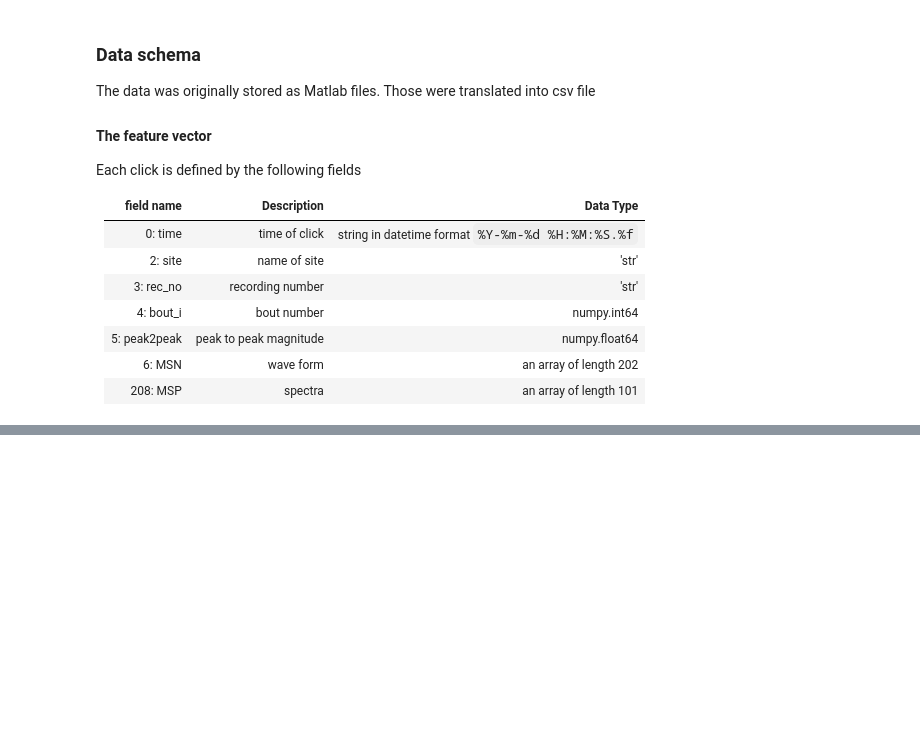
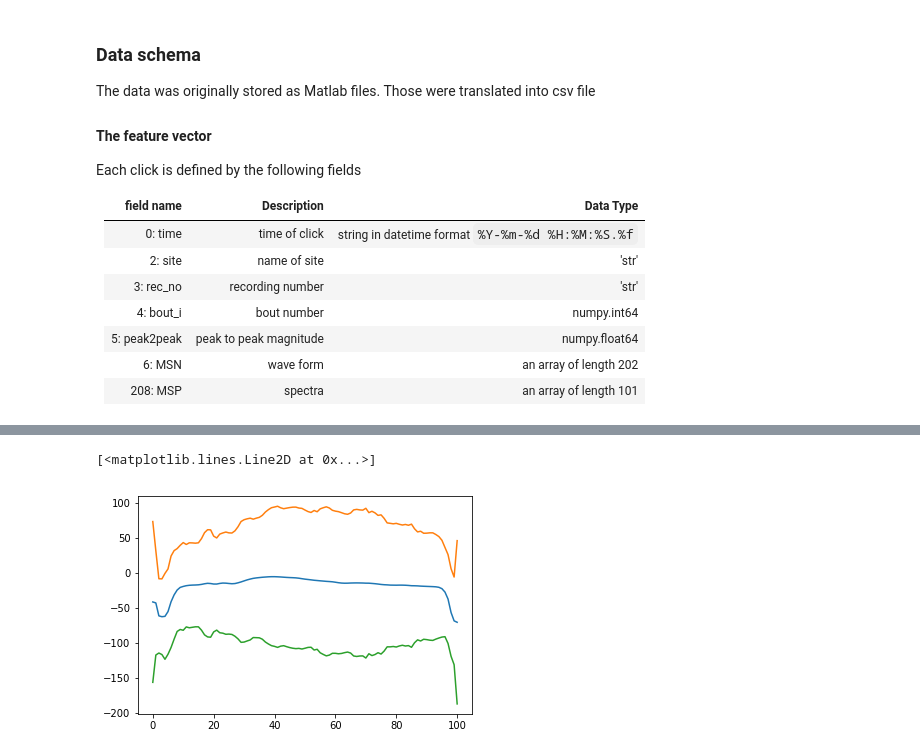
Before and after one commit to yoavfreund/BeakedWhaleClassification, a Jupyter notebook: Jingwu/ToyTest.ipynb, the cells around one changed output, grey strips where cells are left out. Cells and saved outputs as stored; diff of their text form; code cells hidden in the pictures; blank space fills up the shorter version.

```diff
--- a/Jingwu/ToyTest.ipynb
+++ b/Jingwu/ToyTest.ipynb
@@ -136,0 +188,2 @@ df[102:104]
+# %%
+df_MSP = pd.DataFrame(df.MSP.apply(lambda x: np.frombuffer(x)).values.tolist())
@@ -136,0 +196,10 @@ df[102:104]
+# %%
+mean = df_MSP.mean()
+var = np.sqrt(df_MSP.var()
+# %%
+plt.plot(mean)
+plt.plot(mean+var)
+plt.plot(mean-var)
+# %% [output]
+[<matplotlib.lines.Line2D at 0x...>]
+[figure, added]
```
Also changed, not shown: parts of 7 cells of this notebook.
